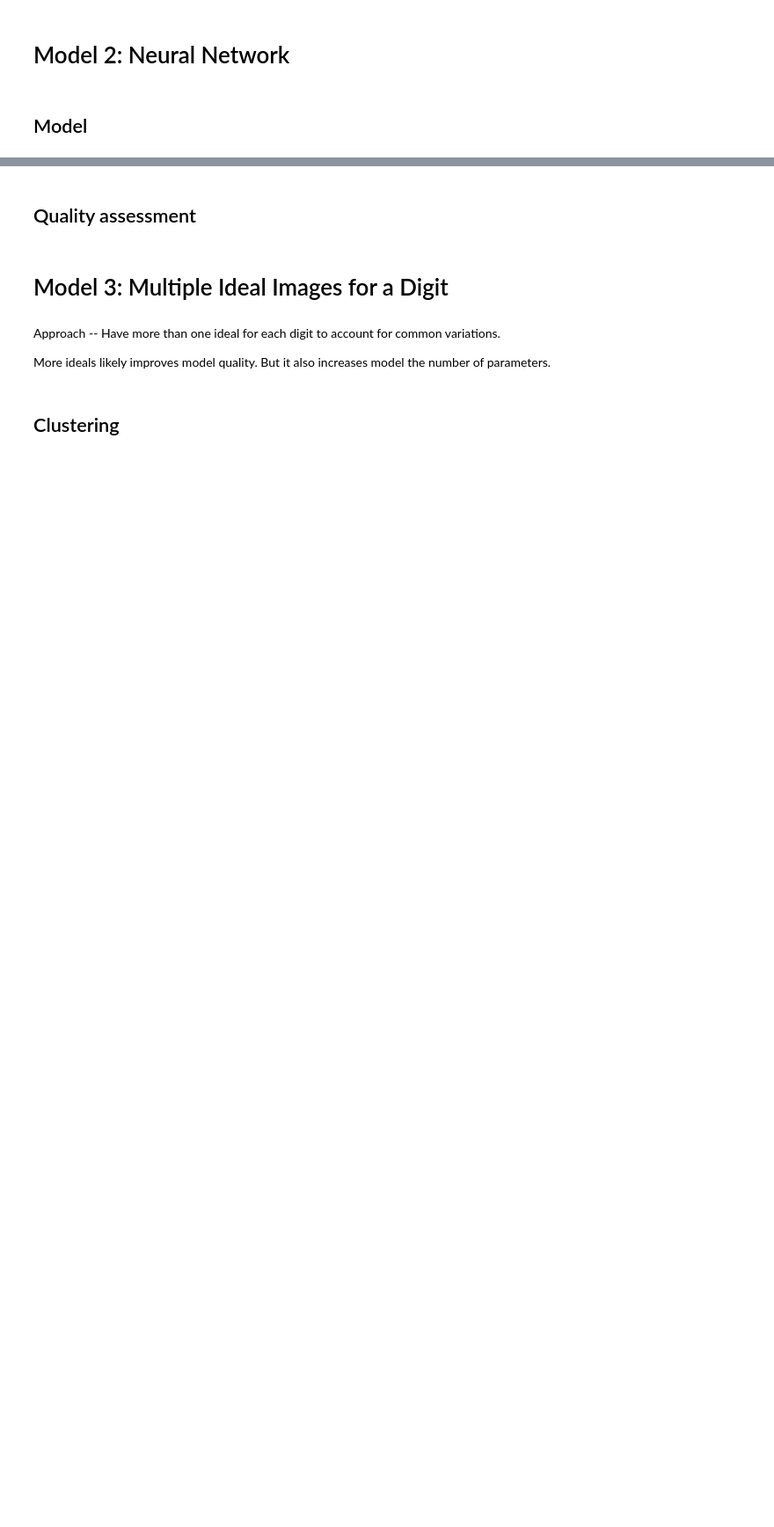
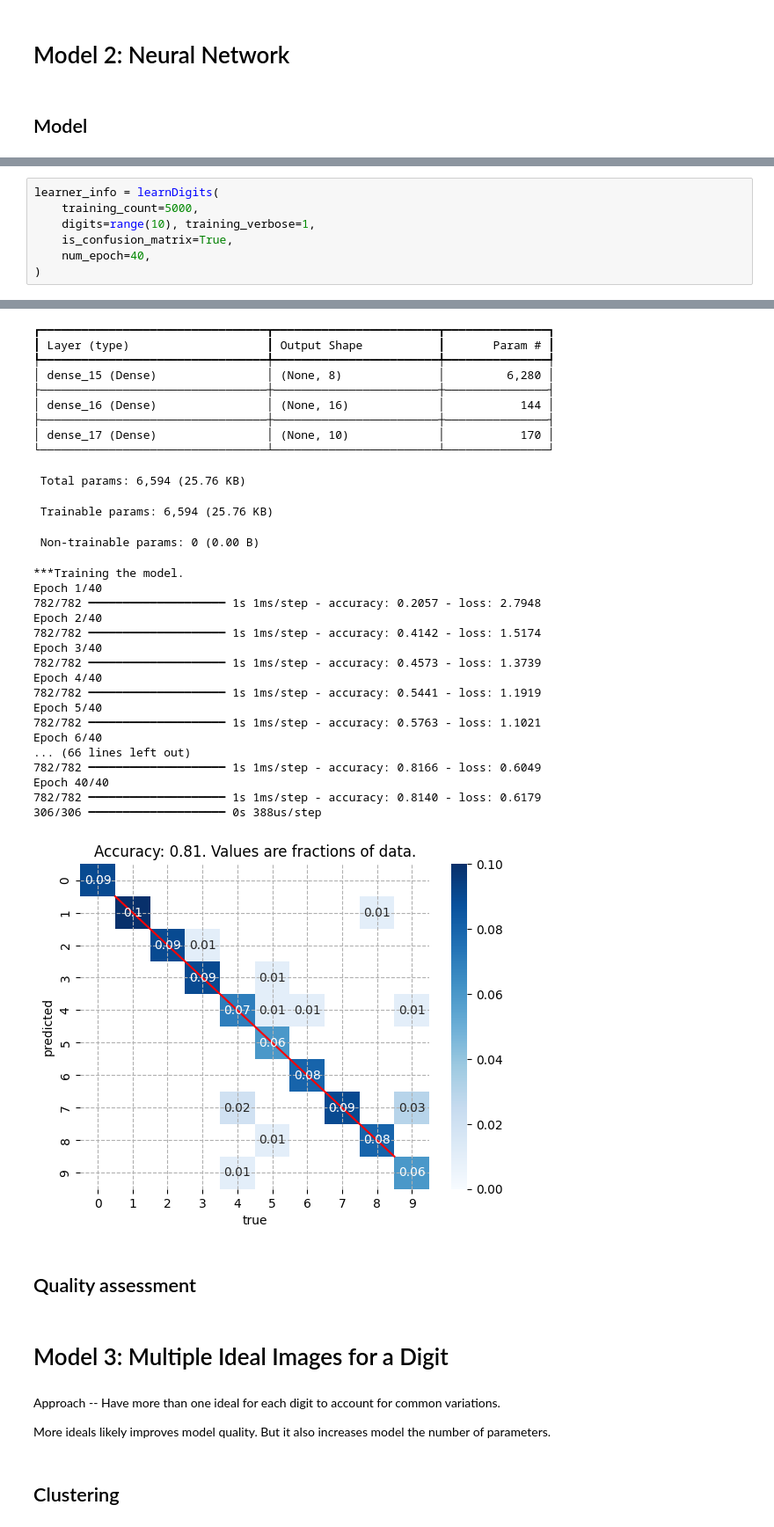
Before and after one commit to joseph-hellerstein/keras, a Jupyter notebook: notebooks/model_selection_evaluation_pt1.ipynb, the cells around one changed output, grey strips where cells are left out. Shown: that part at 88% size. Saved outputs shown, nothing was run; the diff lists cells and outputs as text; blank space fills up the shorter version.

```diff
--- a/notebooks/model_selection_evaluation_pt1.ipynb
+++ b/notebooks/model_selection_evaluation_pt1.ipynb
@@ -710,0 +810,8 @@ Wall time: 3.84 s
+# %%
+learner_info = learnDigits(
+    training_count=5000,
+    digits=range(10), training_verbose=1,
+    is_confusion_matrix=True,
+    num_epoch=40,
+)
+# %% [output]
@@ -711,3 +822,33 @@ Wall time: 3.84 s
+┏━━━━━━━━━━━━━━━━━━━━━━━━━━━━━━━━━┳━━━━━━━━━━━━━━━━━━━━━━━━┳━━━━━━━━━━━━━━━┓
+┃ Layer (type)                    ┃ Output Shape           ┃       Param # ┃
+┡━━━━━━━━━━━━━━━━━━━━━━━━━━━━━━━━━╇━━━━━━━━━━━━━━━━━━━━━━━━╇━━━━━━━━━━━━━━━┩
+│ dense_15 (Dense)                │ (None, 8)              │         6,280 │
+├─────────────────────────────────┼────────────────────────┼───────────────┤
+│ dense_16 (Dense)                │ (None, 16)             │           144 │
+├─────────────────────────────────┼────────────────────────┼───────────────┤
+│ dense_17 (Dense)                │ (None, 10)             │           170 │
+└─────────────────────────────────┴────────────────────────┴───────────────┘
+ Total params: 6,594 (25.76 KB)
+ Trainable params: 6,594 (25.76 KB)
+ Non-trainable params: 0 (0.00 B)
+***Training the model.
+Epoch 1/40
+782/782 ━━━━━━━━━━━━━━━━━━━━ 1s 1ms/step - accuracy: 0.2057 - loss: 2.7948
+Epoch 2/40
+782/782 ━━━━━━━━━━━━━━━━━━━━ 1s 1ms/step - accuracy: 0.4142 - loss: 1.5174
+Epoch 3/40
+782/782 ━━━━━━━━━━━━━━━━━━━━ 1s 1ms/step - accuracy: 0.4573 - loss: 1.3739
+Epoch 4/40
+782/782 ━━━━━━━━━━━━━━━━━━━━ 1s 1ms/step - accuracy: 0.5441 - loss: 1.1919
+Epoch 5/40
+782/782 ━━━━━━━━━━━━━━━━━━━━ 1s 1ms/step - accuracy: 0.5763 - loss: 1.1021
+Epoch 6/40
+... (66 lines left out)
+782/782 ━━━━━━━━━━━━━━━━━━━━ 1s 1ms/step - accuracy: 0.8166 - loss: 0.6049
+Epoch 40/40
+782/782 ━━━━━━━━━━━━━━━━━━━━ 1s 1ms/step - accuracy: 0.8140 - loss: 0.6179
+306/306 ━━━━━━━━━━━━━━━━━━━━ 0s 388us/step
+[figure, added]
 # %% [markdown]
 ## Quality assessment
 # %% [markdown]
```
Also changed, not shown: parts of 46 cells of this notebook, 1 other file.
